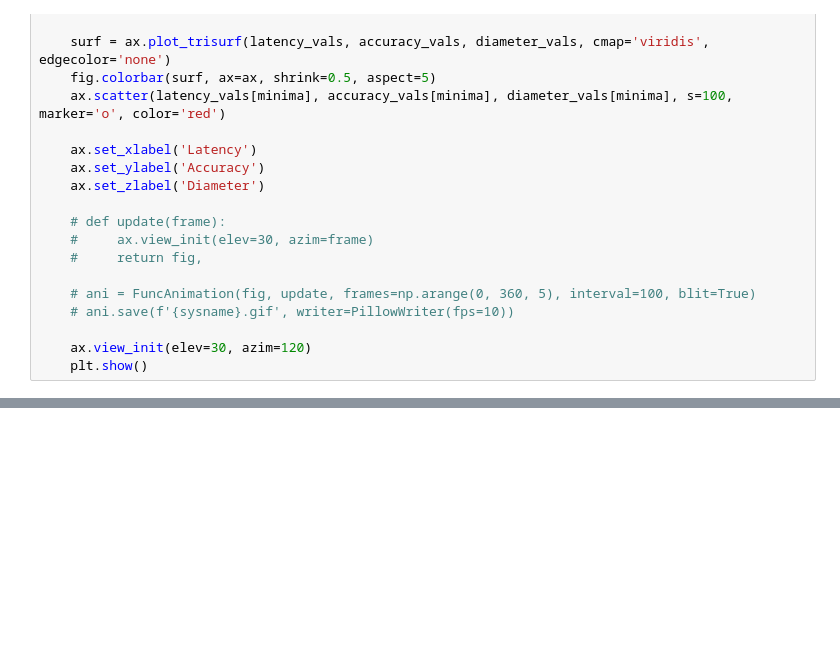
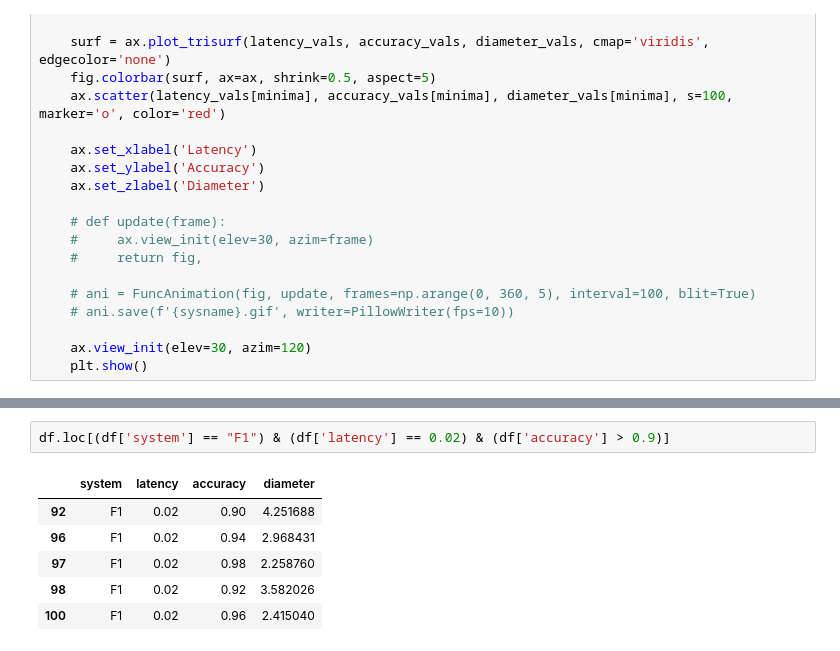
Before and after one commit to shengjiex98/control-guided-nas, a Jupyter notebook: examples/scan.ipynb, the cells around one changed output, grey strips where cells are left out. Saved outputs shown, nothing was run; the diff lists cells and outputs as text; blank space fills up the shorter version.

```diff
--- a/examples/scan.ipynb
+++ b/examples/scan.ipynb
@@ -109,0 +111,9 @@ plot_scan(df, "F1")
+# %%
+df.loc[(df['system'] == "F1") & (df['latency'] == 0.02) & (df['accuracy'] > 0.9)]
+# %% [output]
+|  | system | latency | accuracy | diameter |
+| 92 | F1 | 0.02 | 0.90 | 4.251688 |
+| 96 | F1 | 0.02 | 0.94 | 2.968431 |
+| 97 | F1 | 0.02 | 0.98 | 2.258760 |
+| 98 | F1 | 0.02 | 0.92 | 3.582026 |
+| 100 | F1 | 0.02 | 0.96 | 2.415040 |
```
Also changed, not shown: parts of 5 cells of this notebook, 4 other files.
